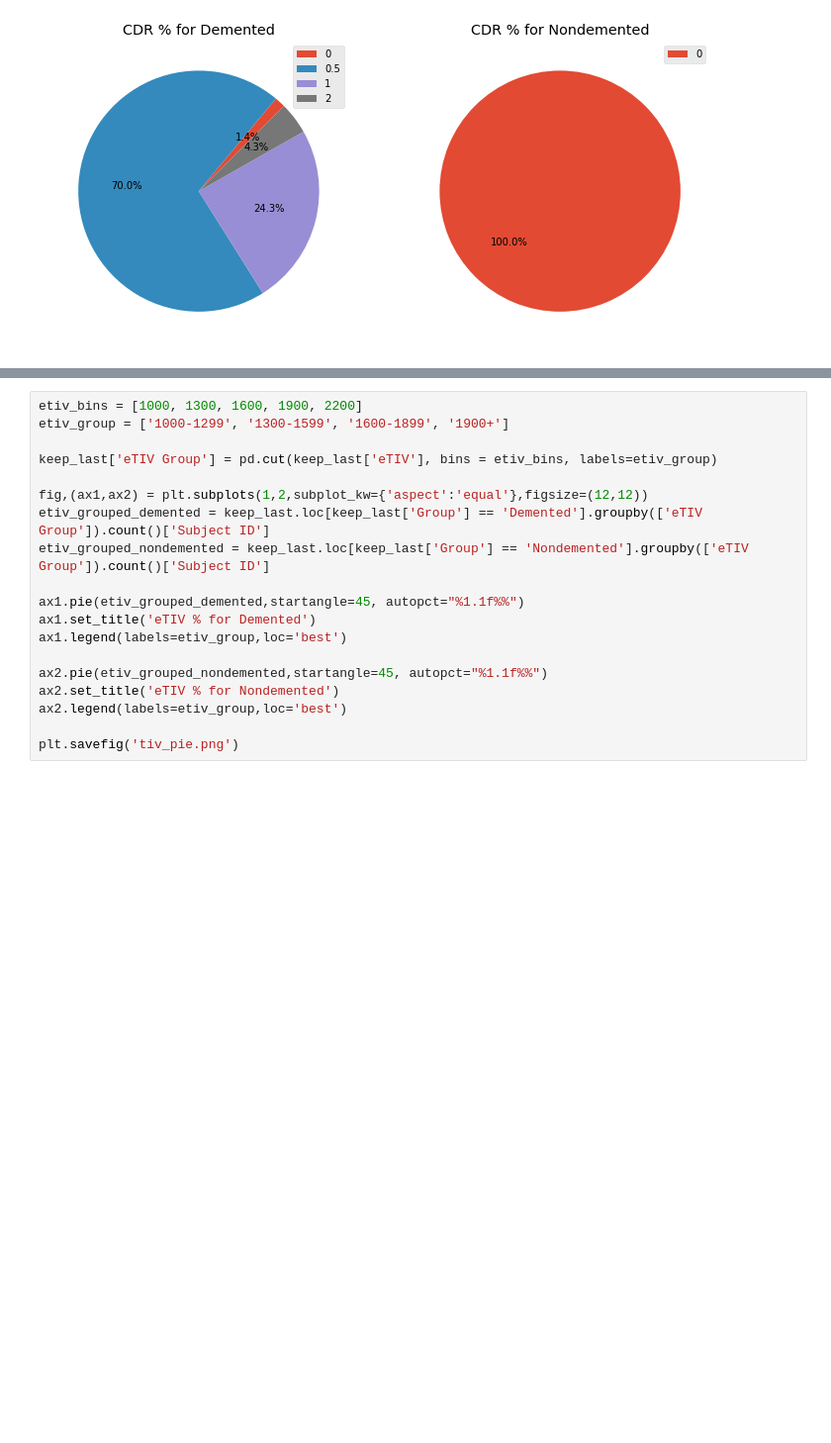
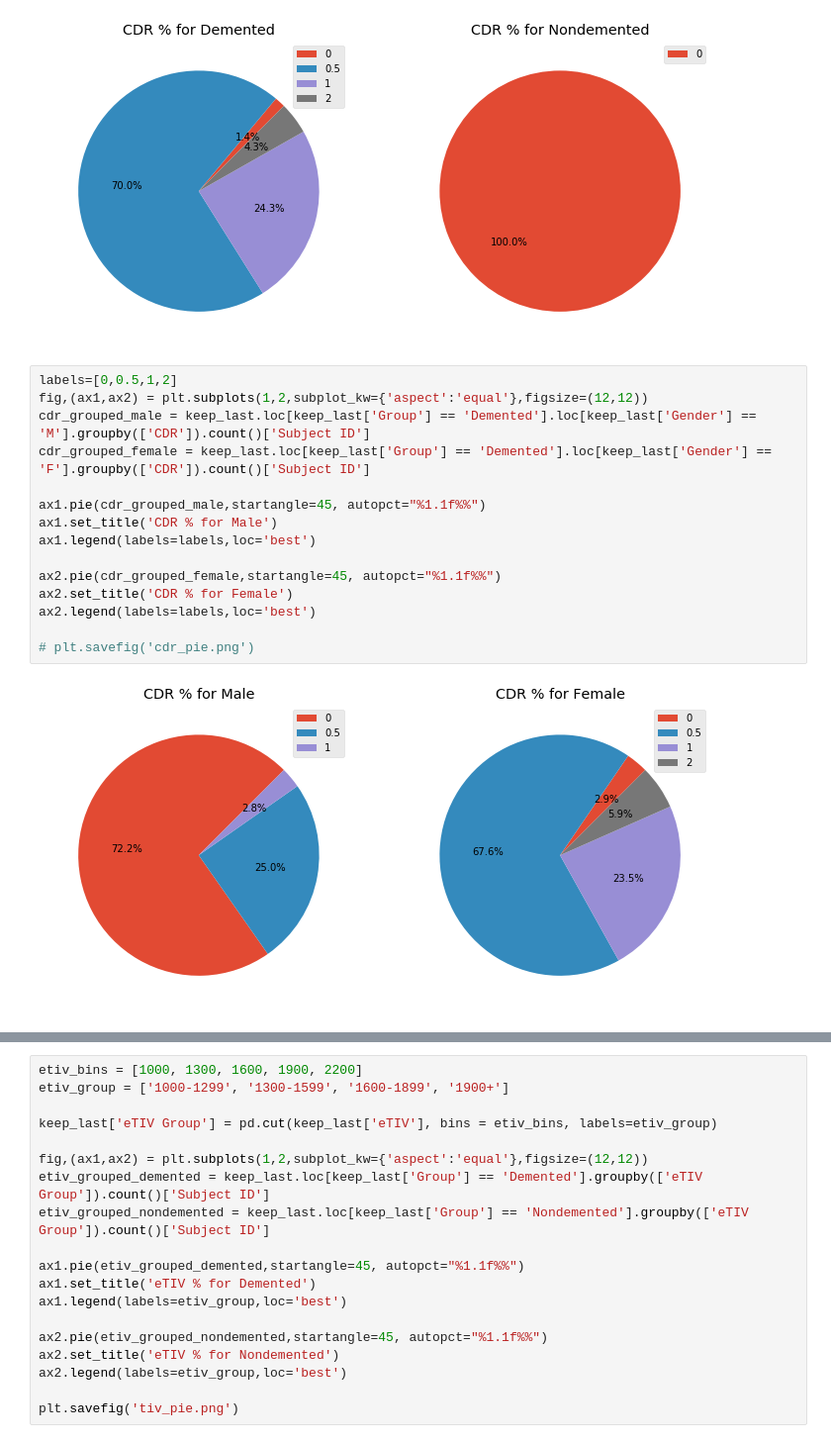
Before and after one commit to madhavi-r/Mashya_repo, a Jupyter notebook: final-notebook.ipynb, the cells around one changed output, grey strips where cells are left out. Shown at 99% size. Cells and saved outputs as stored; diff of their text form; blank space fills up the shorter version.

```diff
--- a/final-notebook.ipynb
+++ b/final-notebook.ipynb
@@ -230,6 +240,23 @@ ax2.legend(labels=labels,loc='best')
 plt.savefig('cdr_pie.png')
 # %% [output]
 [figure]
+# %%
+labels=[0,0.5,1,2]
+fig,(ax1,ax2) = plt.subplots(1,2,subplot_kw={'aspect':'equal'},figsize=(12,12))
+cdr_grouped_male = keep_last.loc[keep_last['Group'] == 'Demented'].loc[keep_last['Gender'] == 'M'].groupby(['CDR']).count()['Subject ID']
+cdr_grouped_female = keep_last.loc[keep_last['Group'] == 'Demented'].loc[keep_last['Gender'] == 'F'].groupby(['CDR']).count()['Subject ID']
+
+ax1.pie(cdr_grouped_male,startangle=45, autopct="%1.1f%%")
+ax1.set_title('CDR % for Male')
+ax1.legend(labels=labels,loc='best')
+
+ax2.pie(cdr_grouped_female,startangle=45, autopct="%1.1f%%")
+ax2.set_title('CDR % for Female')
+ax2.legend(labels=labels,loc='best')
+
+# plt.savefig('cdr_pie.png')
+# %% [output]
+[figure, added]
 # %%
 # generate box plot for edu score by group
 age_by_edu = keep_last[['Group','MMSE']].groupby('Group')
```
Also changed, not shown: parts of 13 cells of this notebook.
